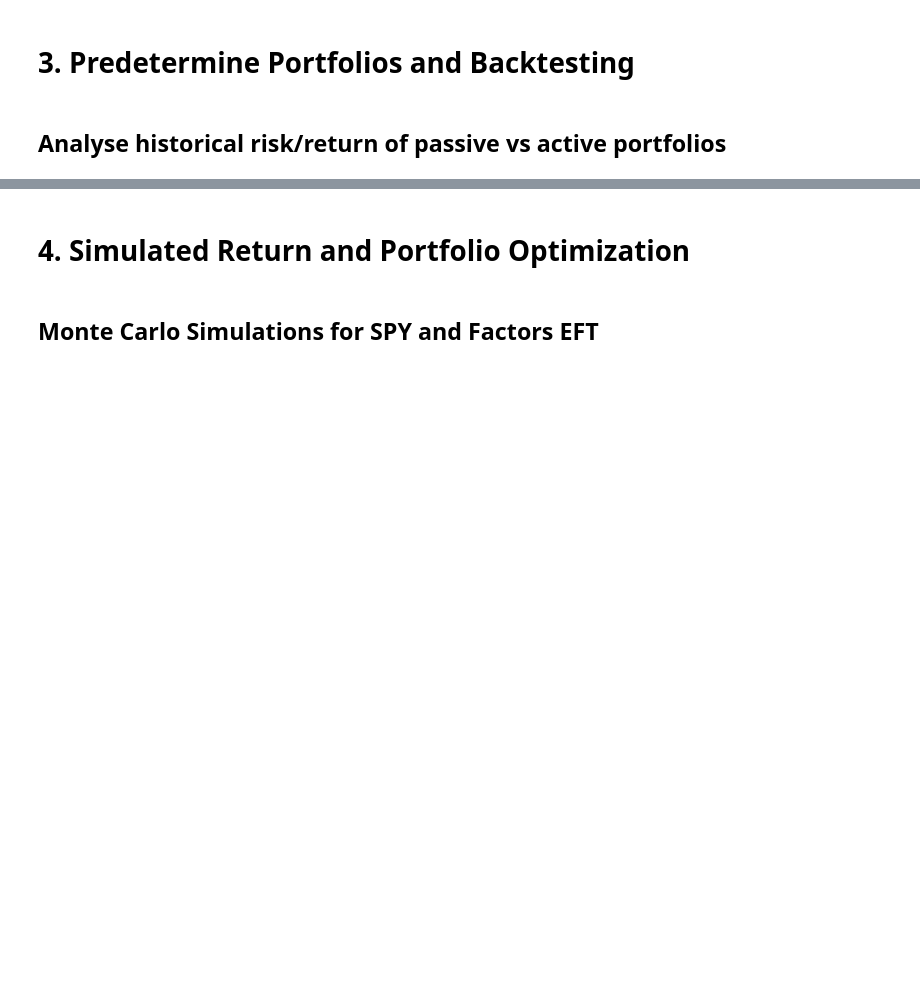
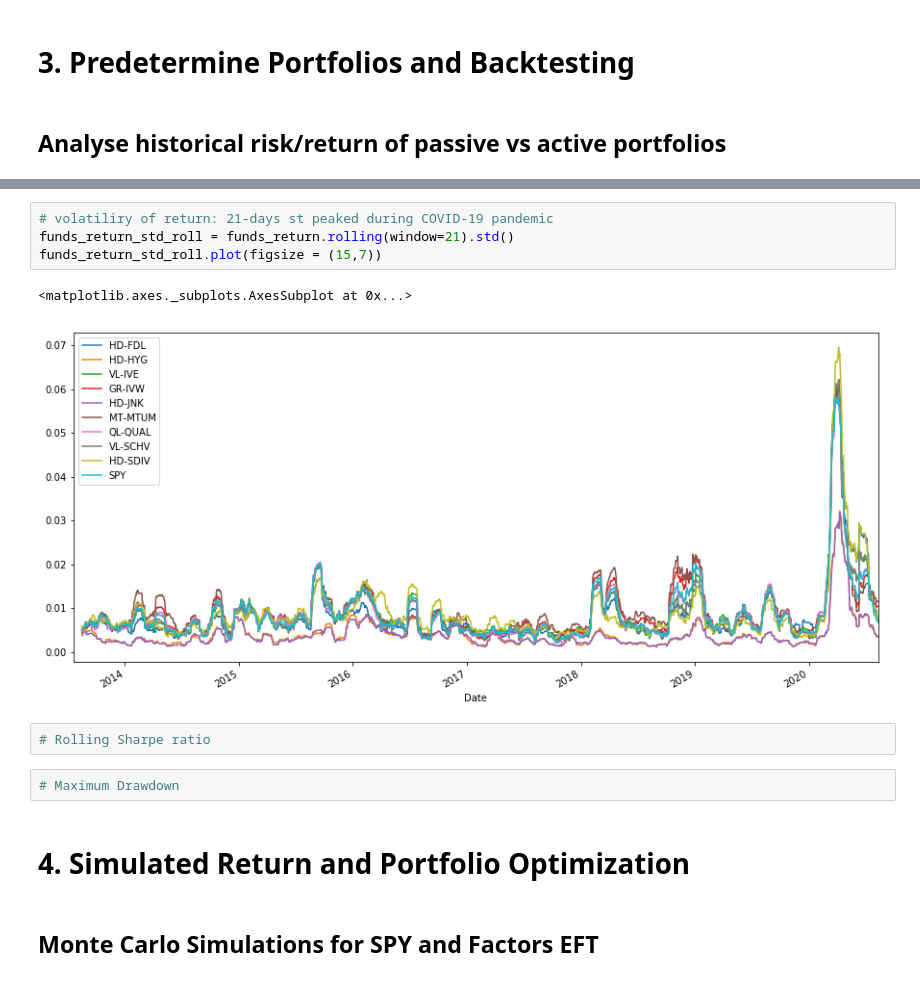
Before and after one commit to Femi-tech/Active-vs-Passive-Funds-Project, a Jupyter notebook: Untitled.ipynb, the cells around one changed output, grey strips where cells are left out. Cells and saved outputs as stored; diff of their text form; blank space fills up the shorter version.

```diff
--- a/Untitled.ipynb
+++ b/Untitled.ipynb
@@ -48,3 +110,14 @@ NameError: name 'datetime' is not defined
+# %%
+# volatiliry of return: 21-days st peaked during COVID-19 pandemic
+funds_return_std_roll = funds_return.rolling(window=21).std()
+funds_return_std_roll.plot(figsize = (15,7))
+# %% [output]
+<matplotlib.axes._subplots.AxesSubplot at 0x...>
+[figure, added]
+# %%
+# Rolling Sharpe ratio
+# %%
+# Maximum Drawdown
 # %% [markdown]
 # 4. Simulated Return and Portfolio Optimization
 # %% [markdown]
```
Also changed, not shown: parts of 12 cells of this notebook.
